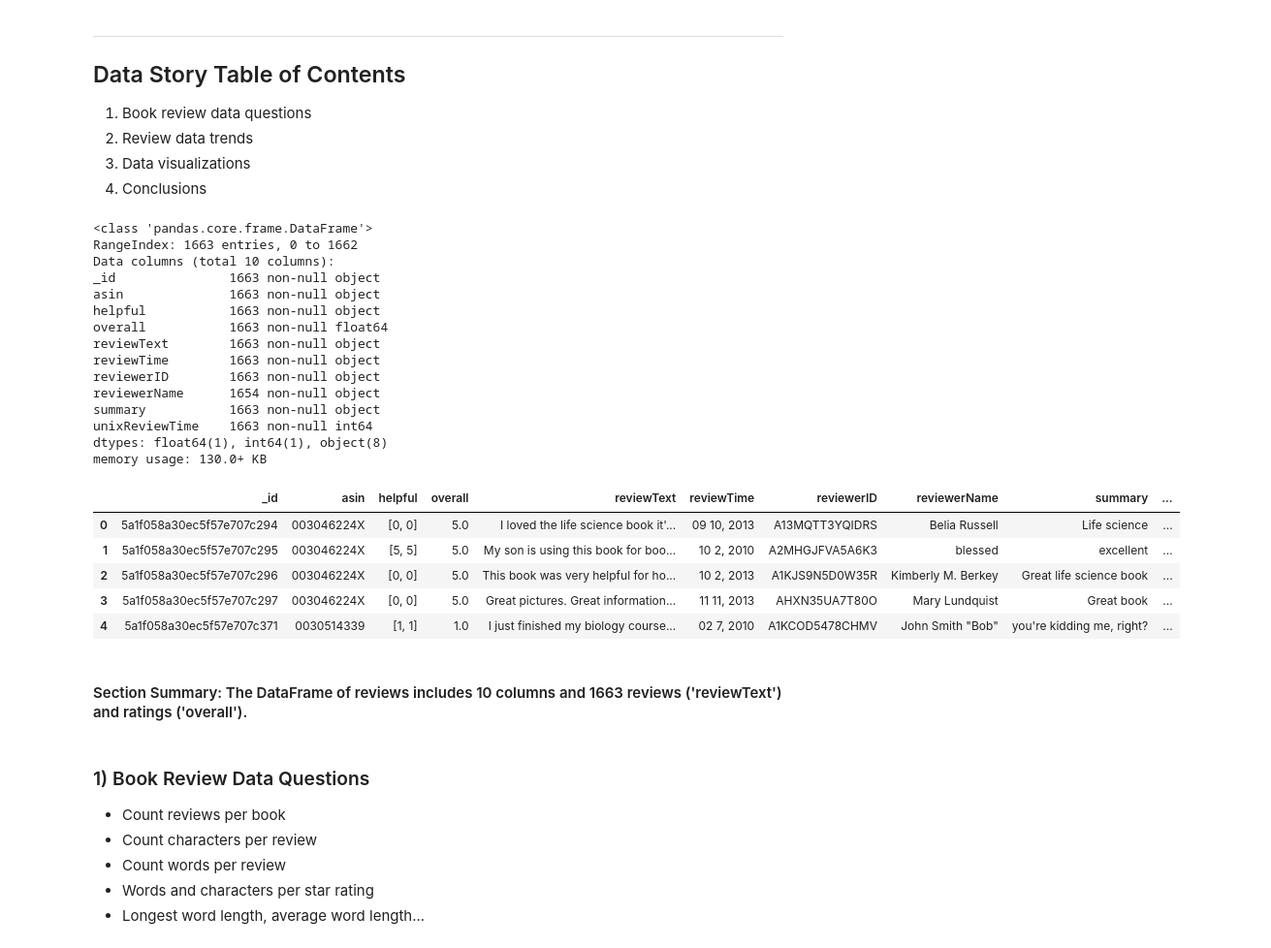
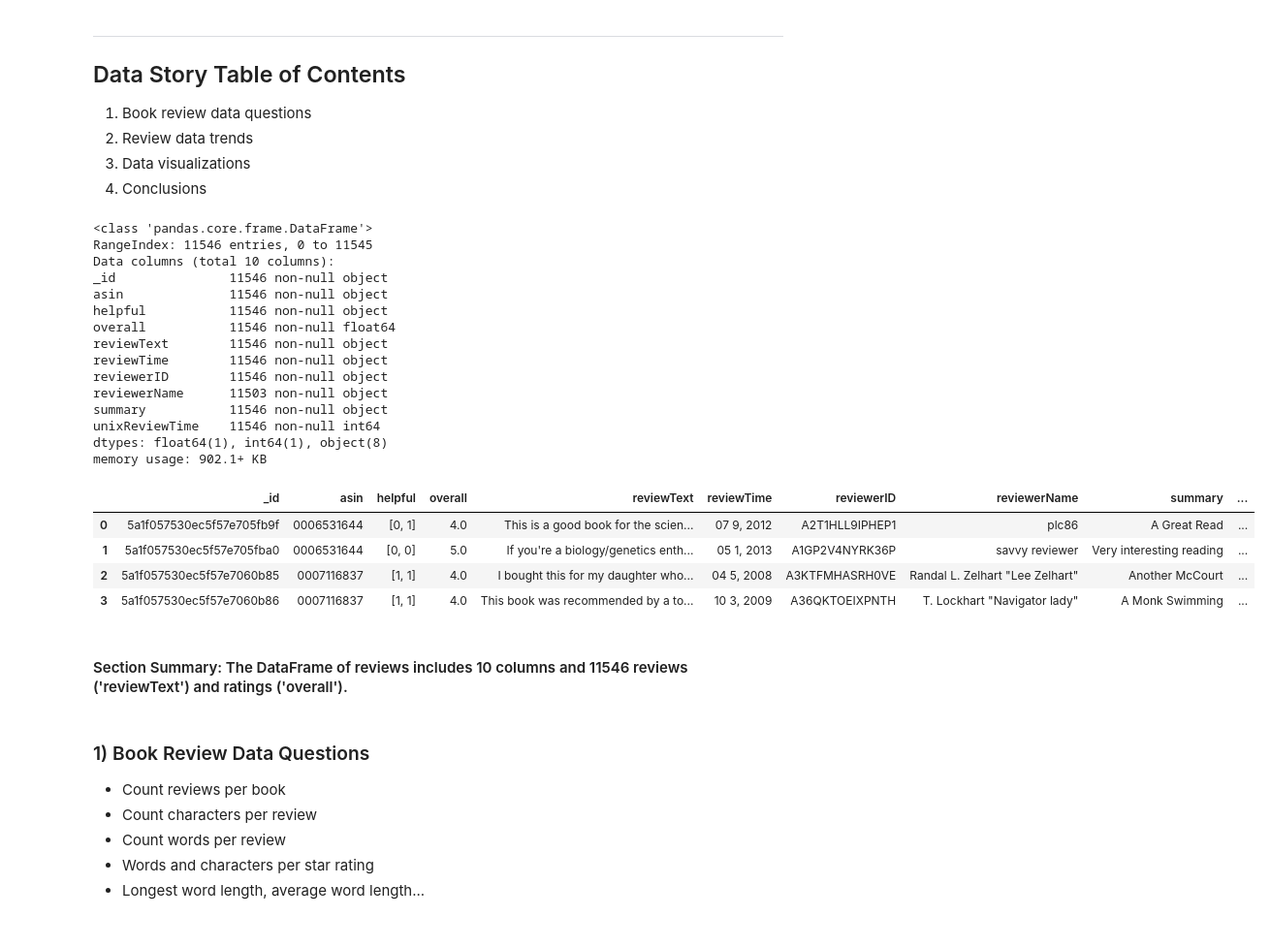
Before and after one commit to PassMoreHeat/springboard, a Jupyter notebook: DataStorytellingBookReviews.ipynb, the cells around one changed output. Shown: that part at 97% size. Cells and saved outputs as stored; diff of their text form; code cells hidden in the pictures.

```diff
--- a/DataStorytellingBookReviews.ipynb
+++ b/DataStorytellingBookReviews.ipynb
@@ -26,41 +26,40 @@ from sklearn.metrics import accuracy_score
 sns.set()
 # %%
 # import genre reviews
-# load the pickled ISBN_10 DataFrame of Biology & Invertebrate Textbooks from hard drive in 'rb' mode
+# load the pickled ISBN_10 DataFrame of Science Textbooks & nonfiction from hard drive in 'rb' mode
 import pickle
-with open('invertbiorevs.pickle','rb') as f:
-    rev_texts = pickle.load(f) # change the name here and through out once the full data are here
+with open('allscience_revs.pickle','rb') as f:
+    rev_texts = pickle.load(f)
 # %%
 # check the reviews DataFrame info
 rev_texts.info()
 # %% [output]
 <class 'pandas.core.frame.DataFrame'>
-RangeIndex: 1663 entries, 0 to 1662
+RangeIndex: 11546 entries, 0 to 11545
 Data columns (total 10 columns):
-_id               1663 non-null object
-asin              1663 non-null object
-helpful           1663 non-null object
-overall           1663 non-null float64
-reviewText        1663 non-null object
-reviewTime        1663 non-null object
-reviewerID        1663 non-null object
-reviewerName      1654 non-null object
-summary           1663 non-null object
-unixReviewTime    1663 non-null int64
+_id               11546 non-null object
+asin              11546 non-null object
+helpful           11546 non-null object
+overall           11546 non-null float64
+reviewText        11546 non-null object
+reviewTime        11546 non-null object
+reviewerID        11546 non-null object
+reviewerName      11503 non-null object
+summary           11546 non-null object
+unixReviewTime    11546 non-null int64
 dtypes: float64(1), int64(1), object(8)
-memory usage: 130.0+ KB
+memory usage: 902.1+ KB
 # %%
 # check-out the DataFrame
-rev_texts.head()
+rev_texts.head(4)
 # %% [output]
 |  | _id | asin | helpful | overall | reviewText | reviewTime | reviewerID | reviewerName | summary | ... |
-| 0 | 5a1f058a30ec5f57e707c294 | 003046224X | [0, 0] | 5.0 | I loved the life science book it'... | 09 10, 2013 | A13MQTT3YQIDRS | Belia Russell | Life science | ... |
-| 1 | 5a1f058a30ec5f57e707c295 | 003046224X | [5, 5] | 5.0 | My son is using this book for boo... | 10 2, 2010 | A2MHGJFVA5A6K3 | blessed | excellent | ... |
-| 2 | 5a1f058a30ec5f57e707c296 | 003046224X | [0, 0] | 5.0 | This book was very helpful for ho... | 10 2, 2013 | A1KJS9N5D0W35R | Kimberly M. Berkey | Great life science book | ... |
-| 3 | 5a1f058a30ec5f57e707c297 | 003046224X | [0, 0] | 5.0 | Great pictures. Great information... | 11 11, 2013 | AHXN35UA7T80O | Mary Lundquist | Great book | ... |
-| 4 | 5a1f058a30ec5f57e707c371 | 0030514339 | [1, 1] | 1.0 | I just finished my biology course... | 02 7, 2010 | A1KCOD5478CHMV | John Smith "Bob" | you're kidding me, right? | ... |
+| 0 | 5a1f057530ec5f57e705fb9f | 0006531644 | [0, 1] | 4.0 | This is a good book for the scien... | 07 9, 2012 | A2T1HLL9IPHEP1 | plc86 | A Great Read | ... |
+| 1 | 5a1f057530ec5f57e705fba0 | 0006531644 | [0, 0] | 5.0 | If you're a biology/genetics enth... | 05 1, 2013 | A1GP2V4NYRK36P | savvy reviewer | Very interesting reading | ... |
+| 2 | 5a1f057530ec5f57e7060b85 | 0007116837 | [1, 1] | 4.0 | I bought this for my daughter who... | 04 5, 2008 | A3KTFMHASRH0VE | Randal L. Zelhart "Lee Zelhart" | Another McCourt | ... |
+| 3 | 5a1f057530ec5f57e7060b86 | 0007116837 | [1, 1] | 4.0 | This book was recommended by a to... | 10 3, 2009 | A36QKTOEIXPNTH | T. Lockhart "Navigator lady" | A Monk Swimming | ... |
 # %% [markdown]
-#### Section Summary: The DataFrame of reviews includes 10 columns and 1663 reviews ('reviewText') and ratings ('overall').
+#### Section Summary: The DataFrame of reviews includes 10 columns and 11546 reviews ('reviewText') and ratings ('overall').
 # %% [markdown]
 ### 1) Book Review Data Questions
 - Count reviews per book
```
Also changed, not shown: parts of 23 cells of this notebook.
